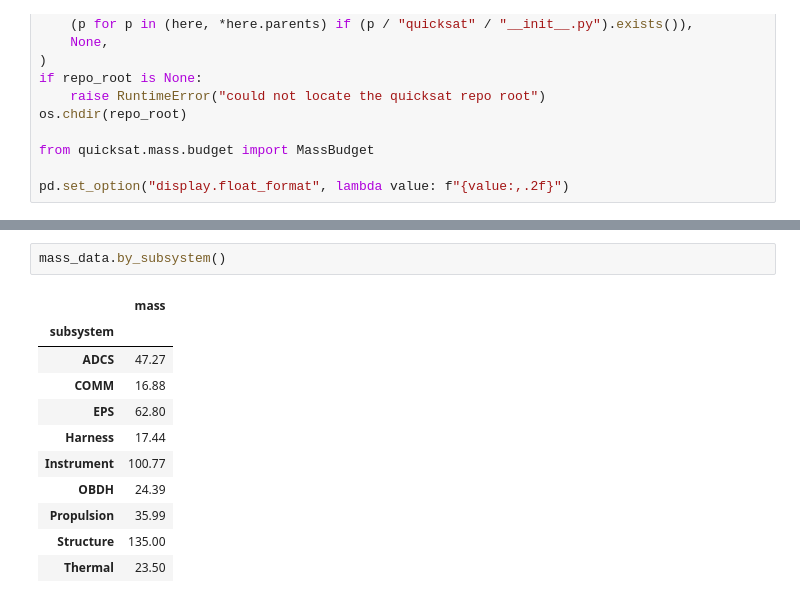
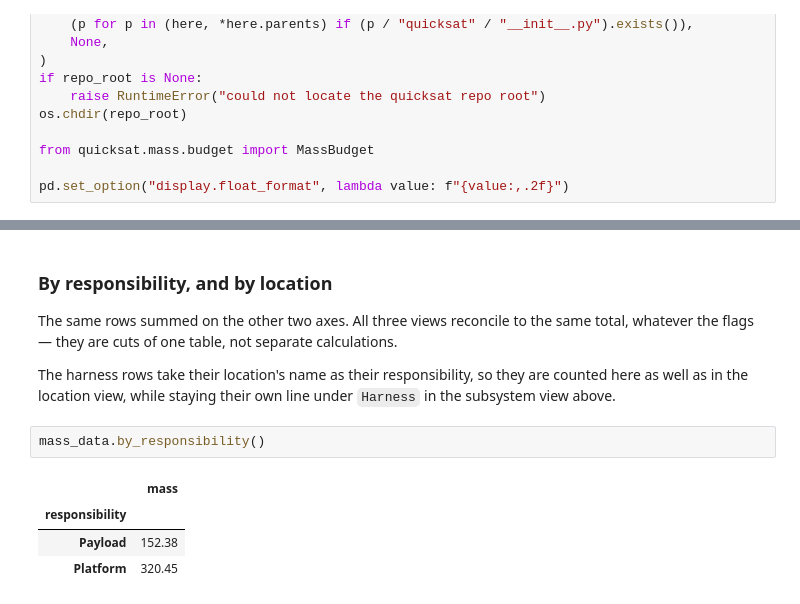
Before and after one commit to egemenimre/quicksat, a Jupyter notebook: sample/mass_budget.ipynb, the cells around one changed output, grey strips where cells are left out. Cells and saved outputs as stored; diff of their text form.

```diff
--- a/sample/mass_budget.ipynb
+++ b/sample/mass_budget.ipynb
@@ -151,17 +206,16 @@ Each view is the same set of rows grouped a different way, so all three reconcil
+# %% [markdown]
+### By responsibility, and by location
+
+The same rows summed on the other two axes. All three views reconcile to the same total, whatever the flags — they are cuts of one table, not separate calculations.
+
+The harness rows take their location's name as their responsibility, so they are counted here as well as in the location view, while staying their own line under `Harness` in the subsystem view above.
 # %%
-mass_data.by_subsystem()
+mass_data.by_responsibility()
 # %% [output]
 |  | mass |
-| subsystem |  |
-| ADCS | 47.27 |
-| COMM | 16.88 |
-| EPS | 62.80 |
-| Harness | 17.44 |
-| Instrument | 100.77 |
-| OBDH | 24.39 |
-| Propulsion | 35.99 |
-| Structure | 135.00 |
-| Thermal | 23.50 |
+| responsibility |  |
+| Payload | 152.38 |
+| Platform | 320.45 |
 # %%
 mass_data.by_location()
 # %% [output]
```
Also changed, not shown: parts of 31 cells of this notebook, 10 other files.
